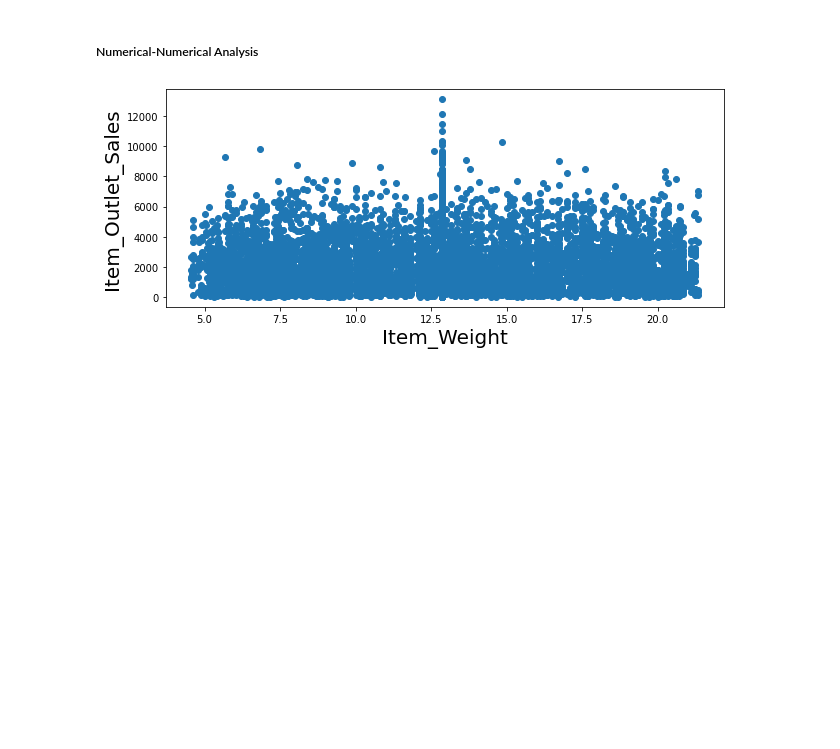
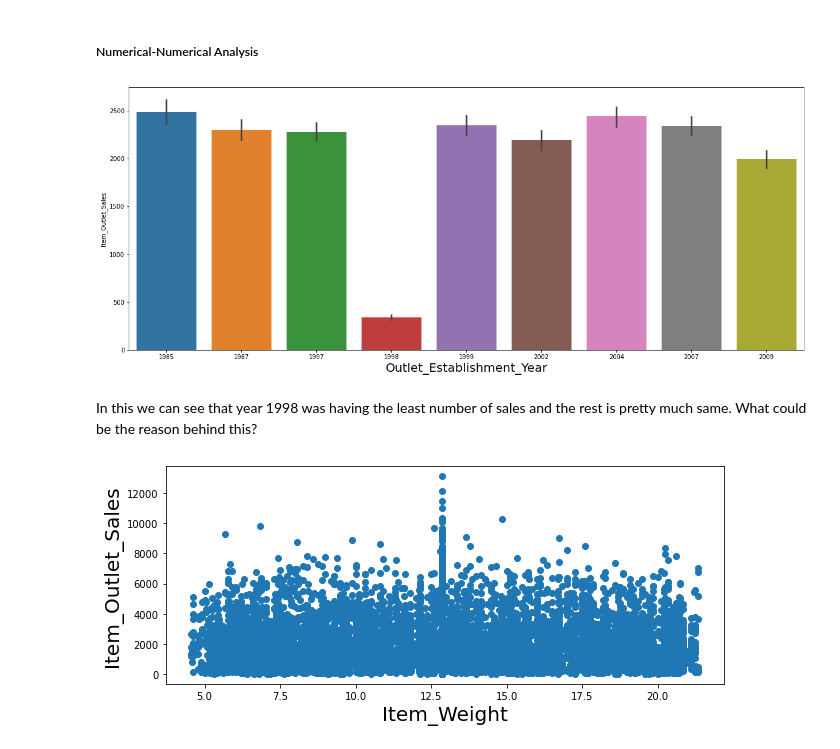
Before and after one commit to RaqeebShaikh12/EDA-BIG-MART-SALES, a Jupyter notebook: EDA_END_TERM_BIG_MART_SALES_(2).ipynb, the cells around one changed output. Saved outputs shown, nothing was run; the diff lists cells and outputs as text; code cells hidden in the pictures; blank space fills up the shorter version.

```diff
--- a/EDA_END_TERM_BIG_MART_SALES_(2).ipynb
+++ b/EDA_END_TERM_BIG_MART_SALES_(2).ipynb
@@ -350,6 +336,16 @@ We can perform **Bivariate Analysis** in three ways:
 As our main target is `Item_Outlet_Sales` . So, we will foucs on this only for now. We will perfrom Numerical-Numerical & Categorical-Numerical analysis on this.
 # %% [markdown]
 ##### Numerical-Numerical Analysis
+# %%
+# Graph for Outlet_Establishment_Year & Item_Outlet_Sales using barplot
+plt.figure(figsize=(20,8))
+sns.barplot(x='Outlet_Establishment_Year',y='Item_Outlet_Sales', data=inp0)
+plt.xlabel('Outlet_Establishment_Year', fontsize=20)
+plt.show()
+# %% [output]
+[figure, added]
+# %% [markdown]
+In this we can see that year 1998 was having the least number of sales and the rest is pretty much same. What could be the reason behind this?
 # %%
 # Scatter Plot of Item_Outlet_Sales & Item_Weight
 plt.figure(figsize=(10,4))
```
Also changed, not shown: parts of 17 cells of this notebook.
